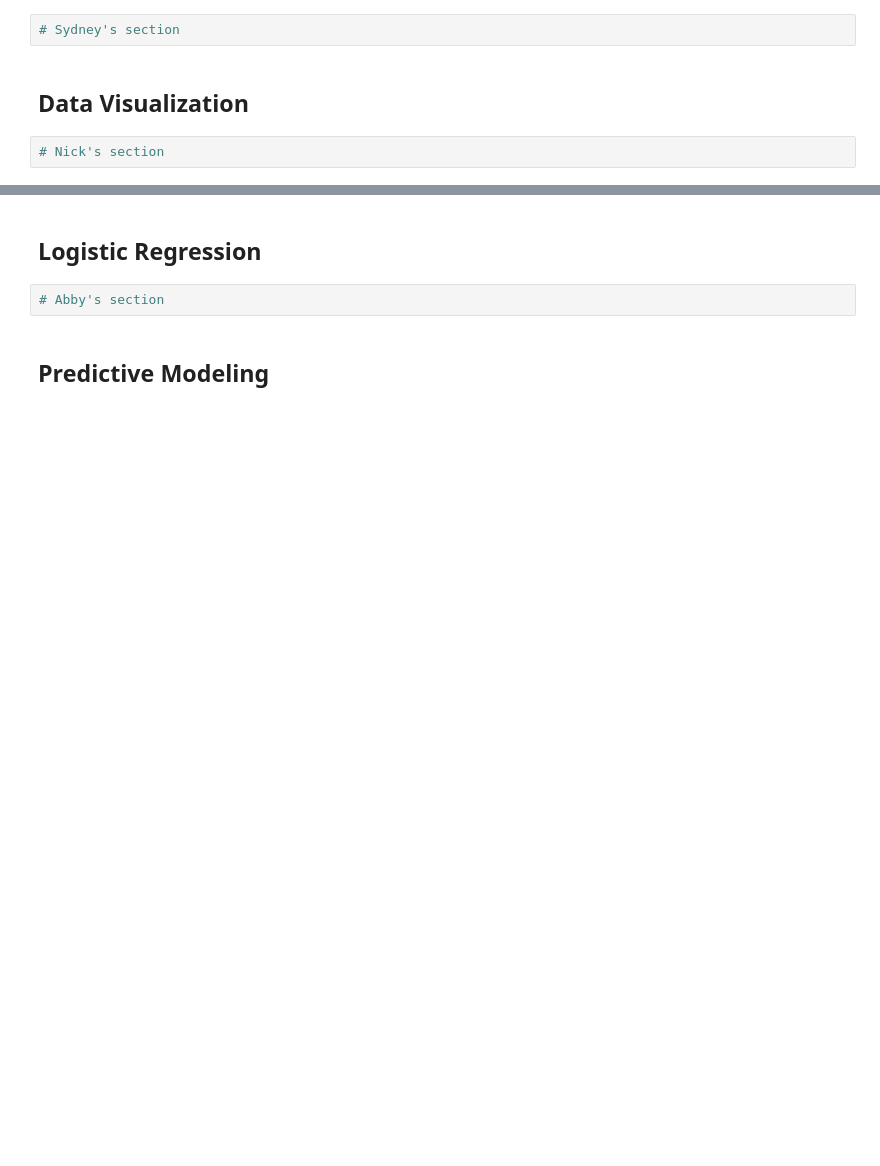
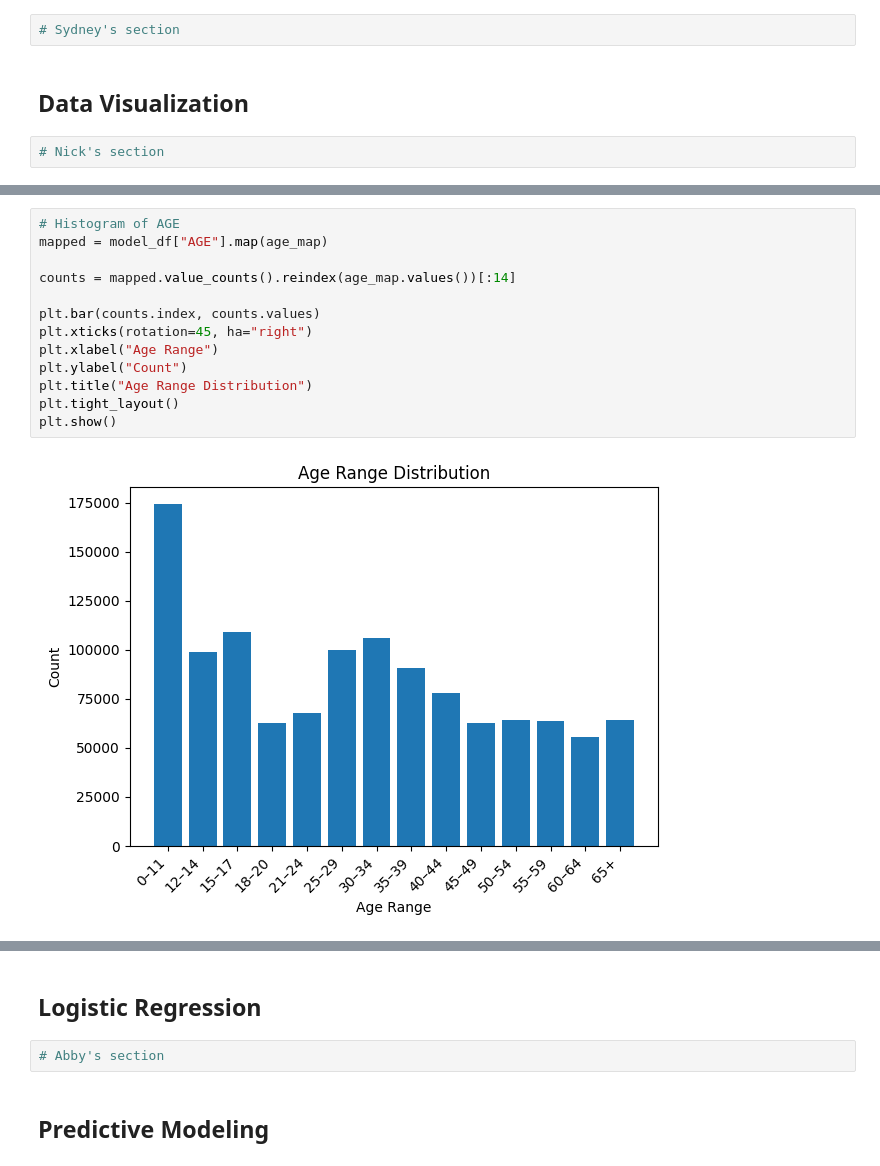
Before and after one commit to janecondon/AMS-595-Identifying-Risk-Factors-for-Major-Depressive-Disorder, a Jupyter notebook: AMS 595 Group Project.ipynb, the cells around one changed output, grey strips where cells are left out. Drawn from its saved outputs; the diff is of its cells as text; blank space fills up the shorter version.

Commit message:
Added histograms

```diff
--- a/AMS 595 Group Project.ipynb
+++ b/AMS 595 Group Project.ipynb
@@ -353,0 +429,15 @@ X_train, X_val, y_train, y_val = train_test_split(
+# %%
+# Histogram of AGE
+mapped = model_df["AGE"].map(age_map)
+
+counts = mapped.value_counts().reindex(age_map.values())[:14]
+
+plt.bar(counts.index, counts.values)
+plt.xticks(rotation=45, ha="right")
+plt.xlabel("Age Range")
+plt.ylabel("Count")
+plt.title("Age Range Distribution")
+plt.tight_layout()
+plt.show()
+# %% [output]
+[figure, added]
```
Also changed, not shown: parts of 33 cells of this notebook.
